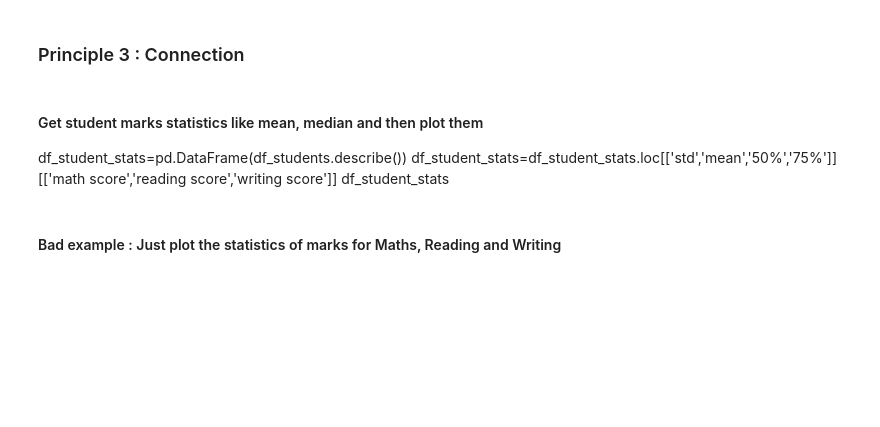
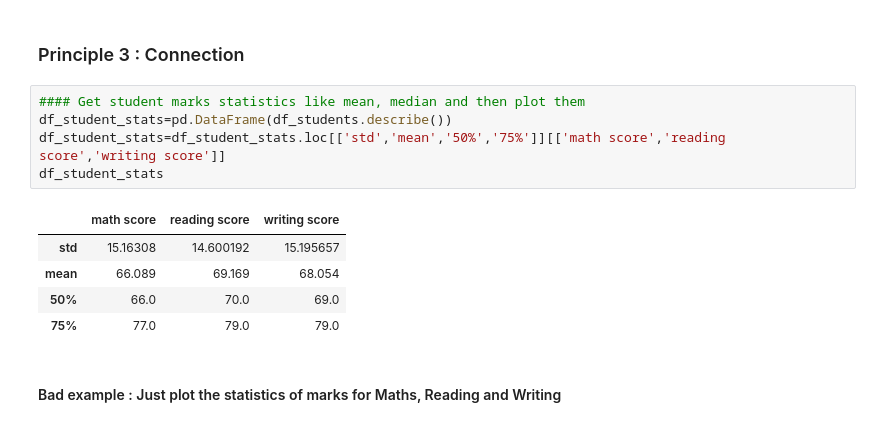
Before and after one commit to predinfer/project-gestalt, a Jupyter notebook: gestalt_2.ipynb, the cells around one changed output. Drawn from its saved outputs; the diff is of its cells as text; blank space fills up the shorter version.

```diff
--- a/gestalt_2.ipynb
+++ b/gestalt_2.ipynb
@@ -101,11 +101,17 @@ plt.ylim([0, 100])
 [figure]
 # %% [markdown]
 ### Principle 3 : Connection
-# %% [markdown]
-#### Get student marks statistics like mean, median and then plot them
-df_student_stats=pd.DataFrame(df_students.describe())
-df_student_stats=df_student_stats.loc[['std','mean','50%','75%']][['math score','reading score','writing score']]
-df_student_stats
+# %%
+#### Get student marks statistics like mean, median and then plot them
+df_student_stats=pd.DataFrame(df_students.describe())
+df_student_stats=df_student_stats.loc[['std','mean','50%','75%']][['math score','reading score','writing score']]
+df_student_stats
+# %% [output]
+|  | math score | reading score | writing score |
+| std | 15.16308 | 14.600192 | 15.195657 |
+| mean | 66.089 | 69.169 | 68.054 |
+| 50% | 66.0 | 70.0 | 69.0 |
+| 75% | 77.0 | 79.0 | 79.0 |
 # %% [markdown]
 #### Bad example : Just plot the statistics of marks for Maths, Reading and Writing
 # %%
```
Also changed, not shown: parts of 1 cell of this notebook.
